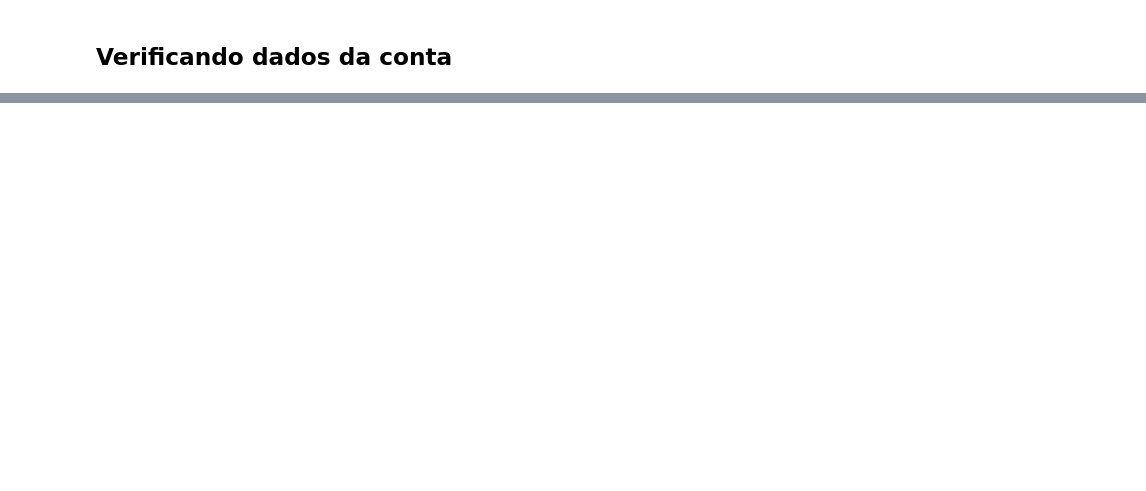
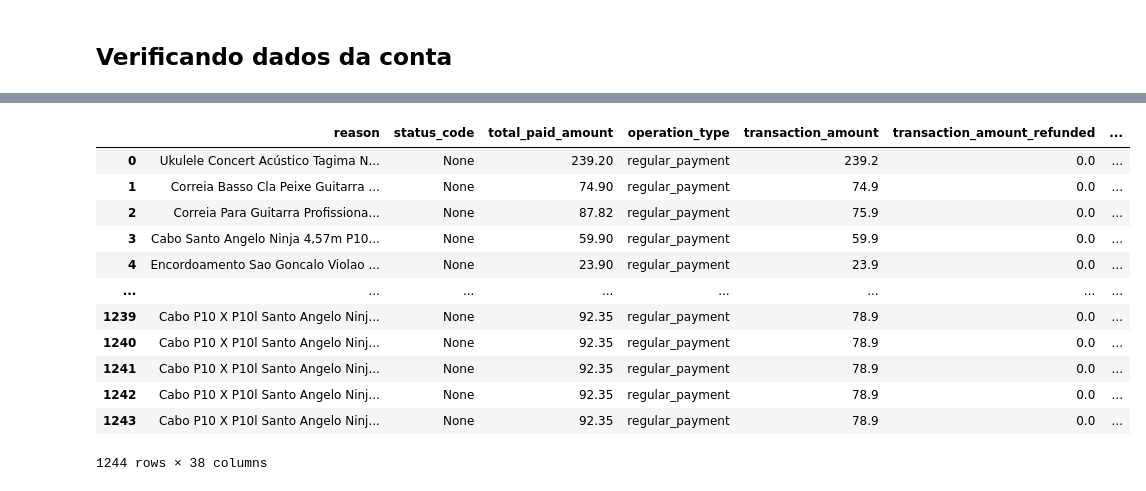
Before and after one commit to lpcoutinho/api_musical, a Jupyter notebook: Notebooks/ml_orders.ipynb, the cells around one changed output, grey strips where cells are left out. Cells and saved outputs as stored; diff of their text form; code cells hidden in the pictures; blank space fills up the shorter version.

```diff
--- a/Notebooks/ml_orders.ipynb
+++ b/Notebooks/ml_orders.ipynb
@@ -40,7 +48,7 @@ url = "https://api.mercadolibre.com/users/me"
 
 payload = {}
 headers = {
-  'Authorization': f'Bearer {access_token}'
+  'Authorization': f'Bearer {ACCESS_TOKEN}'
 }
 
 response = requests.request("GET", url, headers=headers, data=payload)
@@ -136,0 +215,20 @@ print(f"Tempo Total do processo: {elapsed_time / 60} minutos")
+# %%
+dfx = df1['payments']
+
+# dfy = json_normalize(json_list, record_path='payments', meta=['fulfilled', 'date_closed', 'status', 'pack_id', 'id'])
+dfy = json_normalize(json_list, record_path='payments', meta=['fulfilled', 'date_closed', 'pack_id'])
+dfy
+# %% [output]
+|  | reason | status_code | total_paid_amount | operation_type | transaction_amount | transaction_amount_refunded | ... |
+| 0 | Ukulele Concert Acústico Tagima N... | None | 239.20 | regular_payment | 239.2 | 0.0 | ... |
+| 1 | Correia Basso Cla Peixe Guitarra ... | None | 74.90 | regular_payment | 74.9 | 0.0 | ... |
+| 2 | Correia Para Guitarra Profissiona... | None | 87.82 | regular_payment | 75.9 | 0.0 | ... |
+| 3 | Cabo Santo Angelo Ninja 4,57m P10... | None | 59.90 | regular_payment | 59.9 | 0.0 | ... |
+| 4 | Encordoamento Sao Goncalo Violao ... | None | 23.90 | regular_payment | 23.9 | 0.0 | ... |
+| ... | ... | ... | ... | ... | ... | ... | ... |
+| 1239 | Cabo P10 X P10l Santo Angelo Ninj... | None | 92.35 | regular_payment | 78.9 | 0.0 | ... |
+| 1240 | Cabo P10 X P10l Santo Angelo Ninj... | None | 92.35 | regular_payment | 78.9 | 0.0 | ... |
+| 1241 | Cabo P10 X P10l Santo Angelo Ninj... | None | 92.35 | regular_payment | 78.9 | 0.0 | ... |
+| 1242 | Cabo P10 X P10l Santo Angelo Ninj... | None | 92.35 | regular_payment | 78.9 | 0.0 | ... |
+| 1243 | Cabo P10 X P10l Santo Angelo Ninj... | None | 92.35 | regular_payment | 78.9 | 0.0 | ... |
+1244 rows × 38 columns
```
Also changed, not shown: parts of 36 cells of this notebook, 10 other files.
